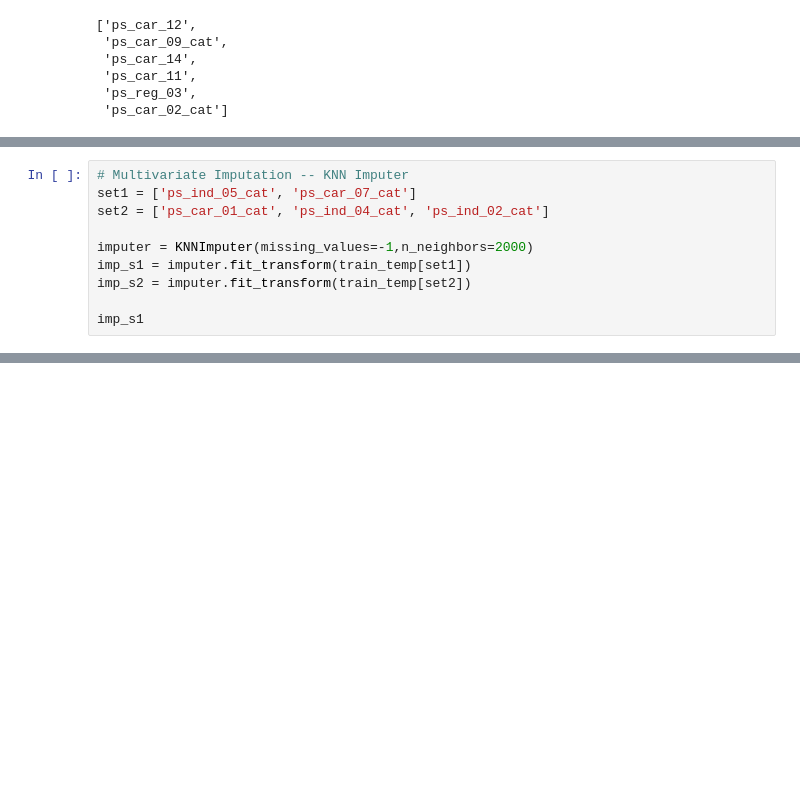
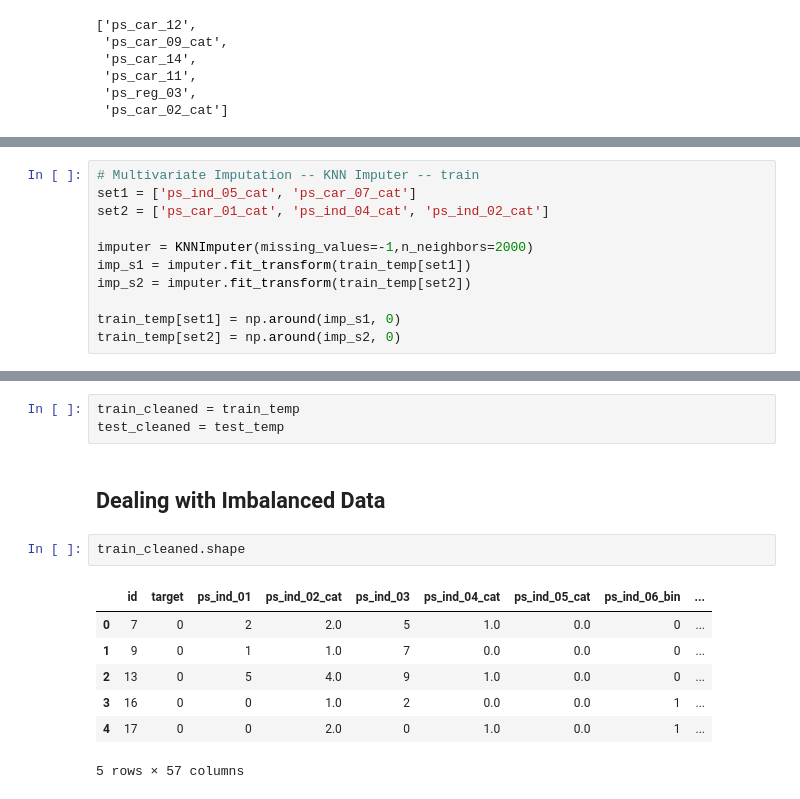
Before and after one commit to SarahLuym/WhaleDataScienceProject, a Jupyter notebook: data/Whole_Project.ipynb, the cells around one changed output, grey strips where cells are left out. Cells and saved outputs as stored; diff of their text form; blank space fills up the shorter version.

```diff
--- a/data/Whole_Project.ipynb
+++ b/data/Whole_Project.ipynb
@@ -312,5 +326,5 @@ train_temp[uni_imp_cols].head()
 # %%
-# Multivariate Imputation -- KNN Imputer
+# Multivariate Imputation -- KNN Imputer -- train
 set1 = ['ps_ind_05_cat', 'ps_car_07_cat']
 set2 = ['ps_car_01_cat', 'ps_ind_04_cat', 'ps_ind_02_cat']
 
@@ -318,4 +332,5 @@ imputer = KNNImputer(missing_values=-1,n_neighbors=2000)
 imp_s1 = imputer.fit_transform(train_temp[set1])
 imp_s2 = imputer.fit_transform(train_temp[set2])
 
-imp_s1
+train_temp[set1] = np.around(imp_s1, 0)
+train_temp[set2] = np.around(imp_s2, 0)
@@ -329,0 +366,15 @@ array([[0., 1.],
+# %%
+train_cleaned = train_temp
+test_cleaned = test_temp
+# %% [markdown]
+## Dealing with Imbalanced Data
+# %%
+train_cleaned.shape
+# %% [output]
+|  | id | target | ps_ind_01 | ps_ind_02_cat | ps_ind_03 | ps_ind_04_cat | ps_ind_05_cat | ps_ind_06_bin | ... |
+| 0 | 7 | 0 | 2 | 2.0 | 5 | 1.0 | 0.0 | 0 | ... |
+| 1 | 9 | 0 | 1 | 1.0 | 7 | 0.0 | 0.0 | 0 | ... |
+| 2 | 13 | 0 | 5 | 4.0 | 9 | 1.0 | 0.0 | 0 | ... |
+| 3 | 16 | 0 | 0 | 1.0 | 2 | 0.0 | 0.0 | 1 | ... |
+| 4 | 17 | 0 | 0 | 2.0 | 0 | 1.0 | 0.0 | 1 | ... |
+5 rows × 57 columns
```
Also changed, not shown: parts of 9 cells of this notebook.
